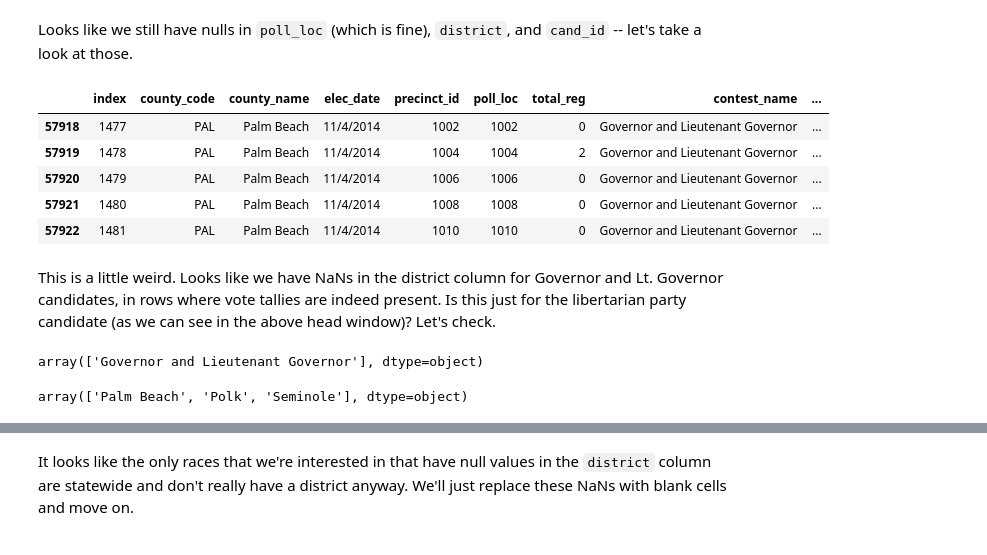
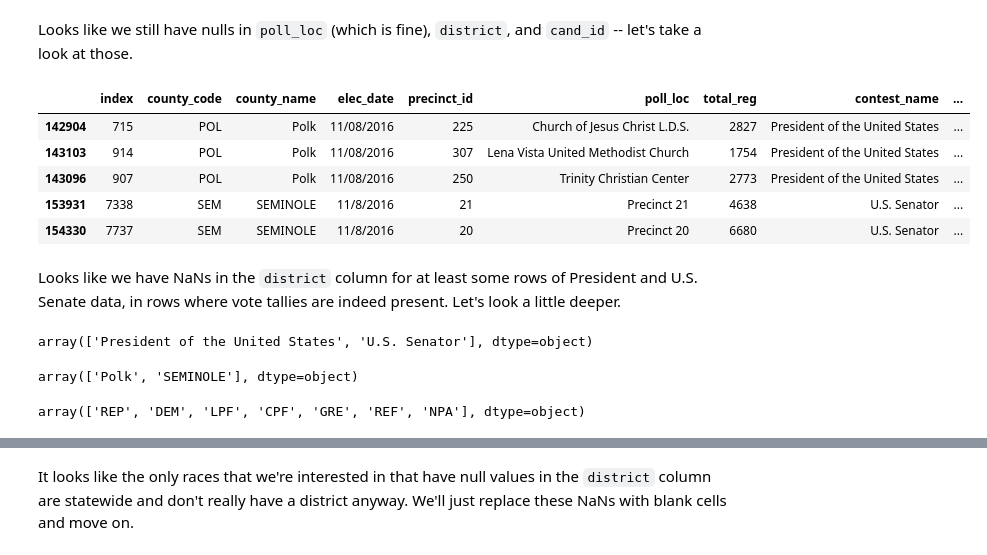
Before and after one commit to chris-hill-1/FL-Political-Analysis, a Jupyter notebook: Florida Analysis/FL_2016_Cleaning.ipynb, the cells around one changed output, grey strips where cells are left out. Drawn from its saved outputs; the diff is of its cells as text; code cells hidden in the pictures.

```diff
--- a/Florida Analysis/FL_2016_Cleaning.ipynb
+++ b/Florida Analysis/FL_2016_Cleaning.ipynb
@@ -289,23 +236,28 @@ Looks like we still have nulls in `poll_loc` (which is fine), `district`, and `c
 # %%
 # Create a df with just the rows containing a null value in the district column
 df_nan_district = df[df['district'].isna()]
-df_nan_district.head(5)
+df_nan_district.sample(5)
 # %% [output]
 |  | index | county_code | county_name | elec_date | precinct_id | poll_loc | total_reg | contest_name | ... |
-| 57918 | 1477 | PAL | Palm Beach | 11/4/2014 | 1002 | 1002 | 0 | Governor and Lieutenant Governor | ... |
-| 57919 | 1478 | PAL | Palm Beach | 11/4/2014 | 1004 | 1004 | 2 | Governor and Lieutenant Governor | ... |
-| 57920 | 1479 | PAL | Palm Beach | 11/4/2014 | 1006 | 1006 | 0 | Governor and Lieutenant Governor | ... |
-| 57921 | 1480 | PAL | Palm Beach | 11/4/2014 | 1008 | 1008 | 0 | Governor and Lieutenant Governor | ... |
-| 57922 | 1481 | PAL | Palm Beach | 11/4/2014 | 1010 | 1010 | 0 | Governor and Lieutenant Governor | ... |
+| 142904 | 715 | POL | Polk | 11/08/2016 | 225 | Church of Jesus Christ L.D.S. | 2827 | President of the United States | ... |
+| 143103 | 914 | POL | Polk | 11/08/2016 | 307 | Lena Vista United Methodist Church | 1754 | President of the United States | ... |
+| 143096 | 907 | POL | Polk | 11/08/2016 | 250 | Trinity Christian Center | 2773 | President of the United States | ... |
+| 153931 | 7338 | SEM | SEMINOLE | 11/8/2016 | 21 | Precinct 21 | 4638 | U.S. Senator | ... |
+| 154330 | 7737 | SEM | SEMINOLE | 11/8/2016 | 20 | Precinct 20 | 6680 | U.S. Senator | ... |
 # %% [markdown]
-This is a little weird. Looks like we have NaNs in the district column for Governor and Lt. Governor candidates, in rows where vote tallies are indeed present. Is this just for the libertarian party candidate (as we can see in the above head window)? Let's check.
+Looks like we have NaNs in the `district` column for at least some rows of President and U.S. Senate data, in rows where vote tallies are indeed present. Let's look a little deeper.
+# %%
+# Is this only present for the POTUS and U.S. Senate races? Looks like yes.
+df_nan_district['contest_name'].unique()
+# %% [output]
+array(['President of the United States', 'U.S. Senator'], dtype=object)
+# %%
+# Is this only present in Seminole and Polk counties? Looks like yes.
+df_nan_district['county_name'].unique()
+# %% [output]
+array(['Polk', 'SEMINOLE'], dtype=object)
 # %%
-# Is this only present for the Governor's race? Doesn't look like it.
-df_nan_district['contest_name'].unique()
+# Is this only present for third party candidates? Doesn't look like it.
+df_nan_district['cand_party'].unique()
 # %% [output]
-array(['Governor and Lieutenant Governor'], dtype=object)
+array(['REP', 'DEM', 'LPF', 'CPF', 'GRE', 'REF', 'NPA'], dtype=object)
-# %%
-# Is this only present in Palm Beach? Doesn't look like it.
-df_nan_district['county_name'].unique()
-# %% [output]
-array(['Palm Beach', 'Polk', 'Seminole'], dtype=object)
```
Also changed, not shown: parts of 18 cells of this notebook, 15 other files.
